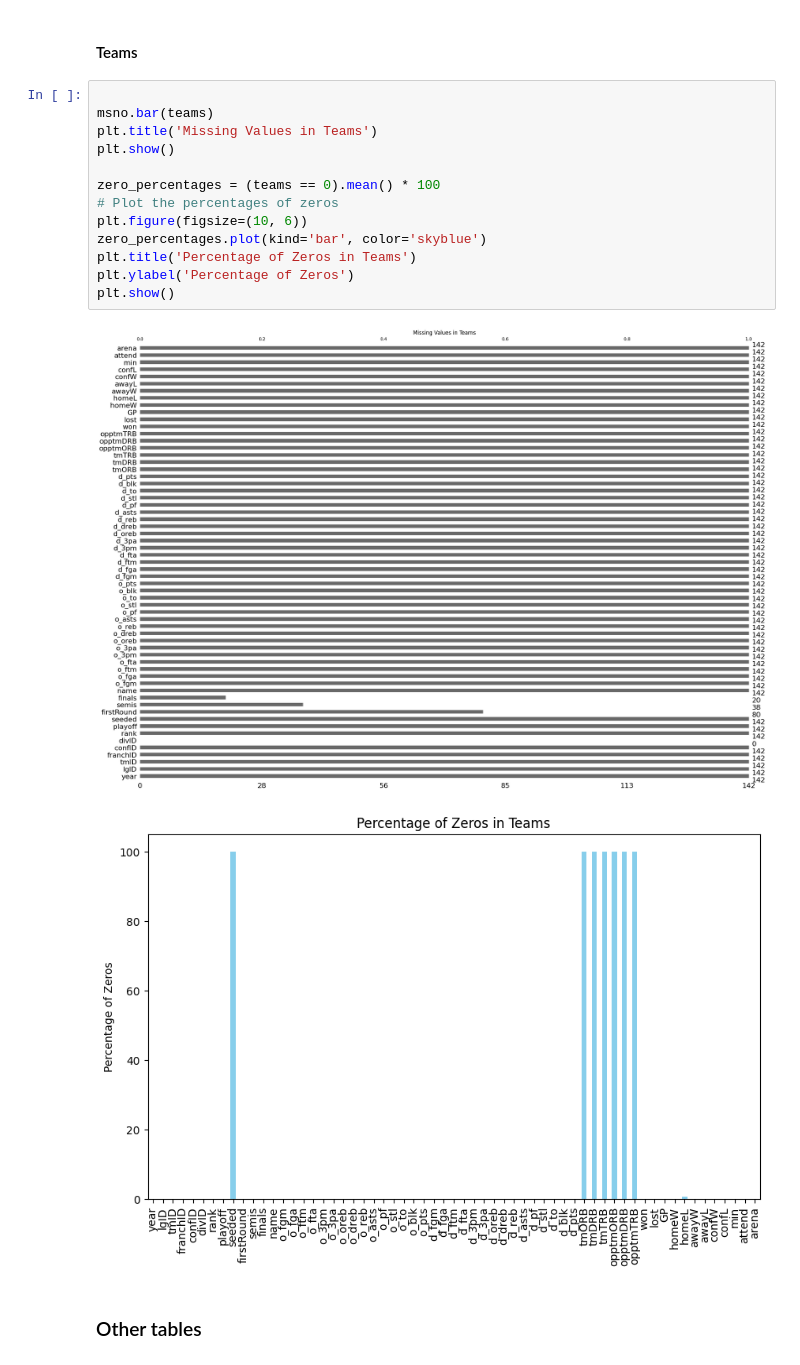
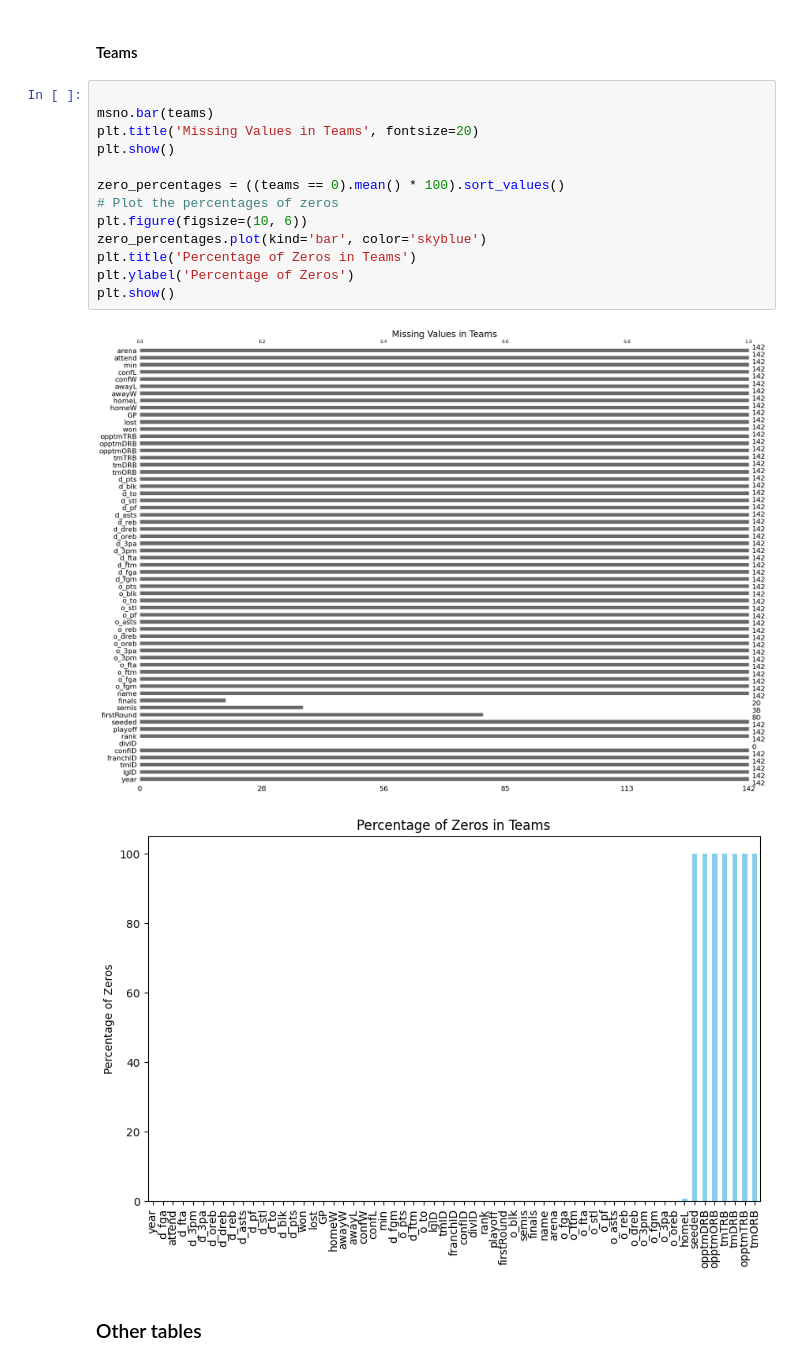
Before and after one commit to brunabrasil/FEUP-AC, a Jupyter notebook: exploratory.ipynb, the cells around one changed output. Saved outputs shown, nothing was run; the diff lists cells and outputs as text.

```diff
--- a/exploratory.ipynb
+++ b/exploratory.ipynb
@@ -330,19 +332,19 @@ plt.show()
 # %%
 
 msno.bar(teams)
-plt.title('Missing Values in Teams')
+plt.title('Missing Values in Teams', fontsize=20)
 plt.show()
 
-zero_percentages = (teams == 0).mean() * 100
+zero_percentages = ((teams == 0).mean() * 100).sort_values()
 # Plot the percentages of zeros
 plt.figure(figsize=(10, 6))
 zero_percentages.plot(kind='bar', color='skyblue')
 plt.title('Percentage of Zeros in Teams')
 plt.ylabel('Percentage of Zeros')
 plt.show()
 # %% [output]
-[figure, old version]
+[figure, new version]
-[figure, old version]
+[figure, new version]
 # %% [markdown]
 ### Other tables
 # %%
```
Also changed, not shown: parts of 6 cells of this notebook, 6 other files.
